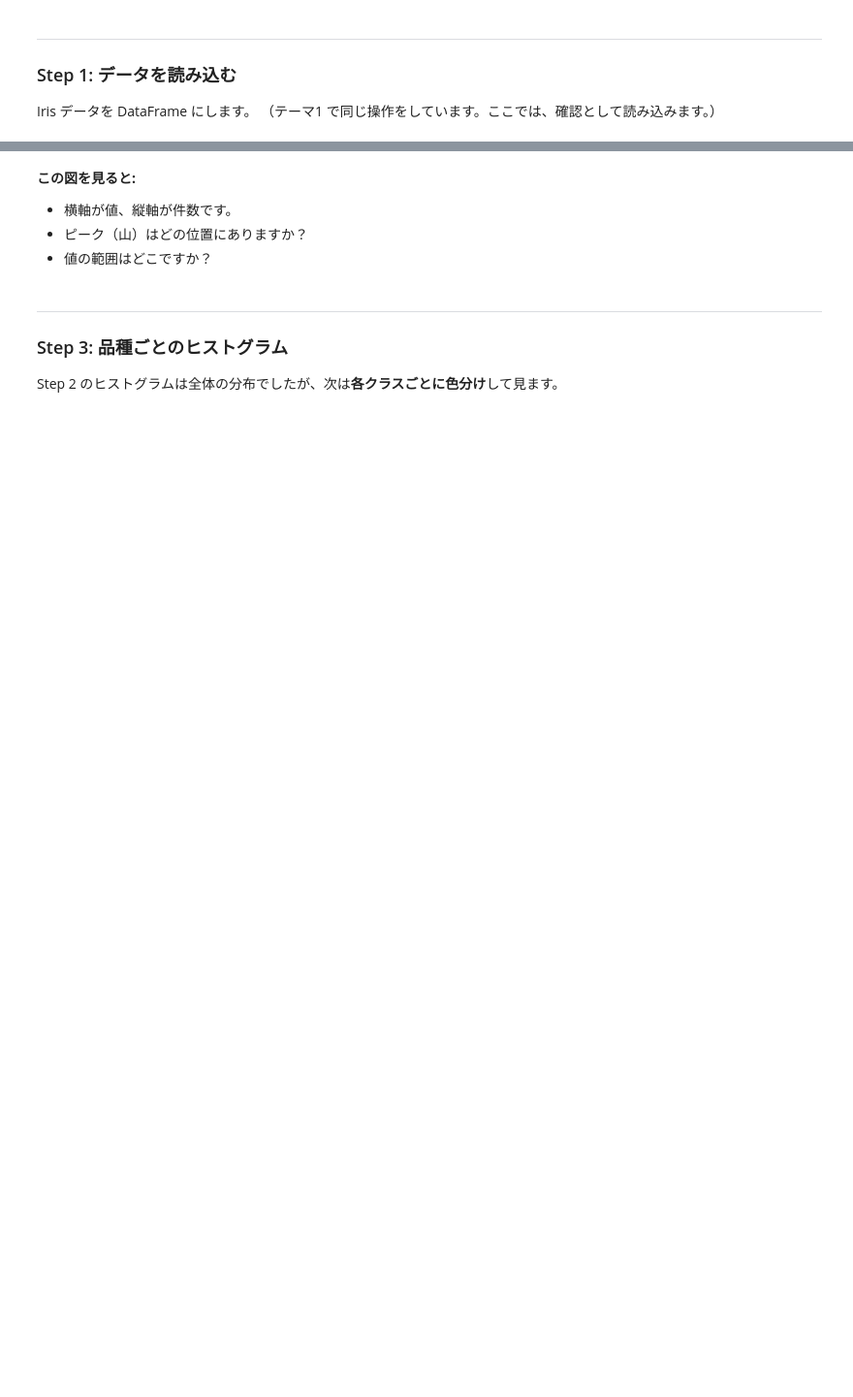
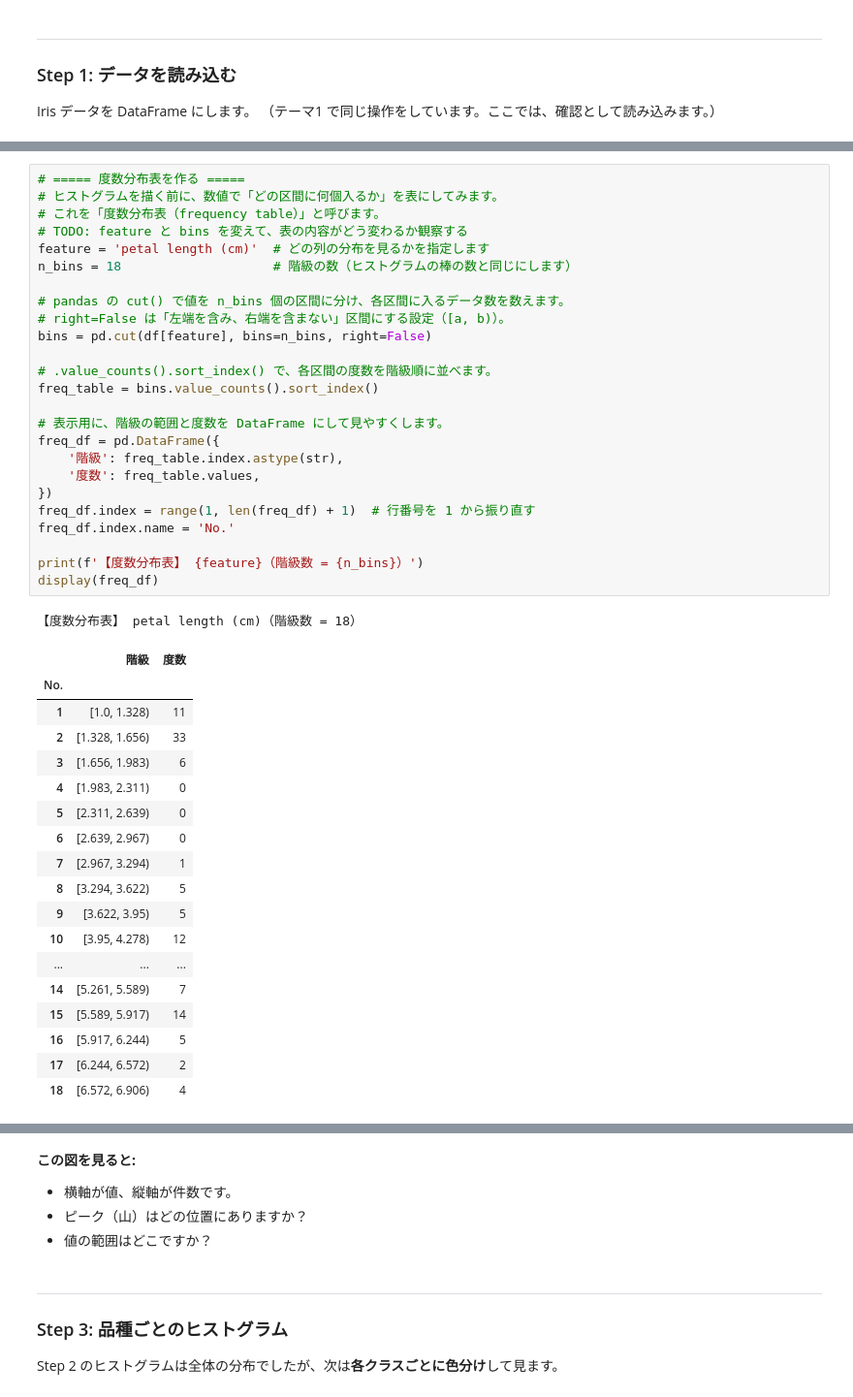
Before and after one commit to KazuhisaFujita/MachineLearning_training, a Jupyter notebook: notebook/lesson02_eda_template.ipynb, the cells around one changed output, grey strips where cells are left out. Shown at 97% size. Drawn from its saved outputs; the diff is of its cells as text; blank space fills up the shorter version.

```diff
--- a/notebook/lesson02_eda_template.ipynb
+++ b/notebook/lesson02_eda_template.ipynb
@@ -119,2 +168,47 @@ display(df.head())
+# %%
+# ===== 度数分布表を作る =====
+# ヒストグラムを描く前に、数値で「どの区間に何個入るか」を表にしてみます。
+# これを「度数分布表（frequency table）」と呼びます。
+# TODO: feature と bins を変えて、表の内容がどう変わるか観察する
+feature = 'petal length (cm)'  # どの列の分布を見るかを指定します
+n_bins = 18                    # 階級の数（ヒストグラムの棒の数と同じにします）
+
+# pandas の cut() で値を n_bins 個の区間に分け、各区間に入るデータ数を数えます。
+# right=False は「左端を含み、右端を含まない」区間にする設定（[a, b)）。
+bins = pd.cut(df[feature], bins=n_bins, right=False)
+
+# .value_counts().sort_index() で、各区間の度数を階級順に並べます。
+freq_table = bins.value_counts().sort_index()
+
+# 表示用に、階級の範囲と度数を DataFrame にして見やすくします。
+freq_df = pd.DataFrame({
+    '階級': freq_table.index.astype(str),
+    '度数': freq_table.values,
+})
+freq_df.index = range(1, len(freq_df) + 1)  # 行番号を 1 から振り直す
+freq_df.index.name = 'No.'
+
+print(f'【度数分布表】 {feature}（階級数 = {n_bins}）')
+display(freq_df)
+# %% [output]
+【度数分布表】 petal length (cm)（階級数 = 18）
+|  | 階級 | 度数 |
+| No. |  |  |
+| 1 | [1.0, 1.328) | 11 |
+| 2 | [1.328, 1.656) | 33 |
+| 3 | [1.656, 1.983) | 6 |
+| 4 | [1.983, 2.311) | 0 |
+| 5 | [2.311, 2.639) | 0 |
+| 6 | [2.639, 2.967) | 0 |
+| 7 | [2.967, 3.294) | 1 |
+| 8 | [3.294, 3.622) | 5 |
+| 9 | [3.622, 3.95) | 5 |
+| 10 | [3.95, 4.278) | 12 |
+| ... | ... | ... |
+| 14 | [5.261, 5.589) | 7 |
+| 15 | [5.589, 5.917) | 14 |
+| 16 | [5.917, 6.244) | 5 |
+| 17 | [6.244, 6.572) | 2 |
+| 18 | [6.572, 6.906) | 4 |
 # %%
 # ===== Step 2: シンプルなヒストグラム =====
```
Also changed, not shown: parts of 17 cells of this notebook, 2 other files.
